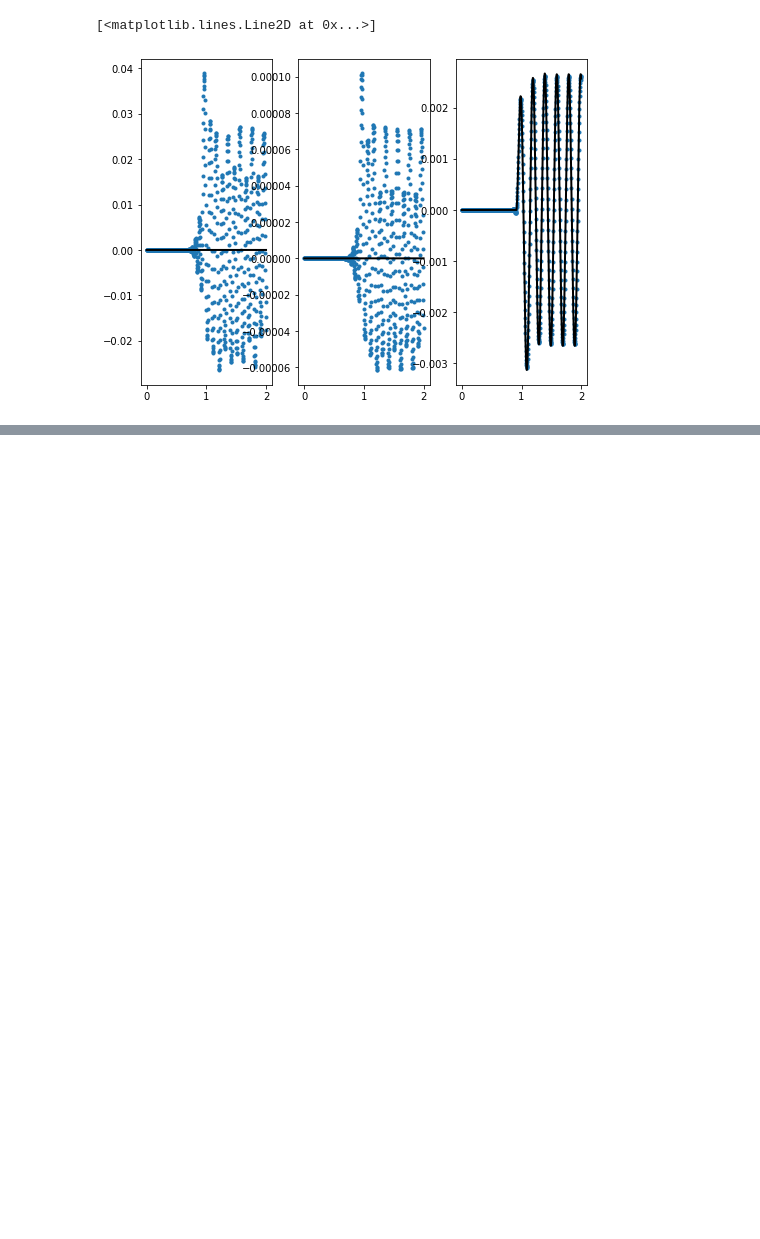
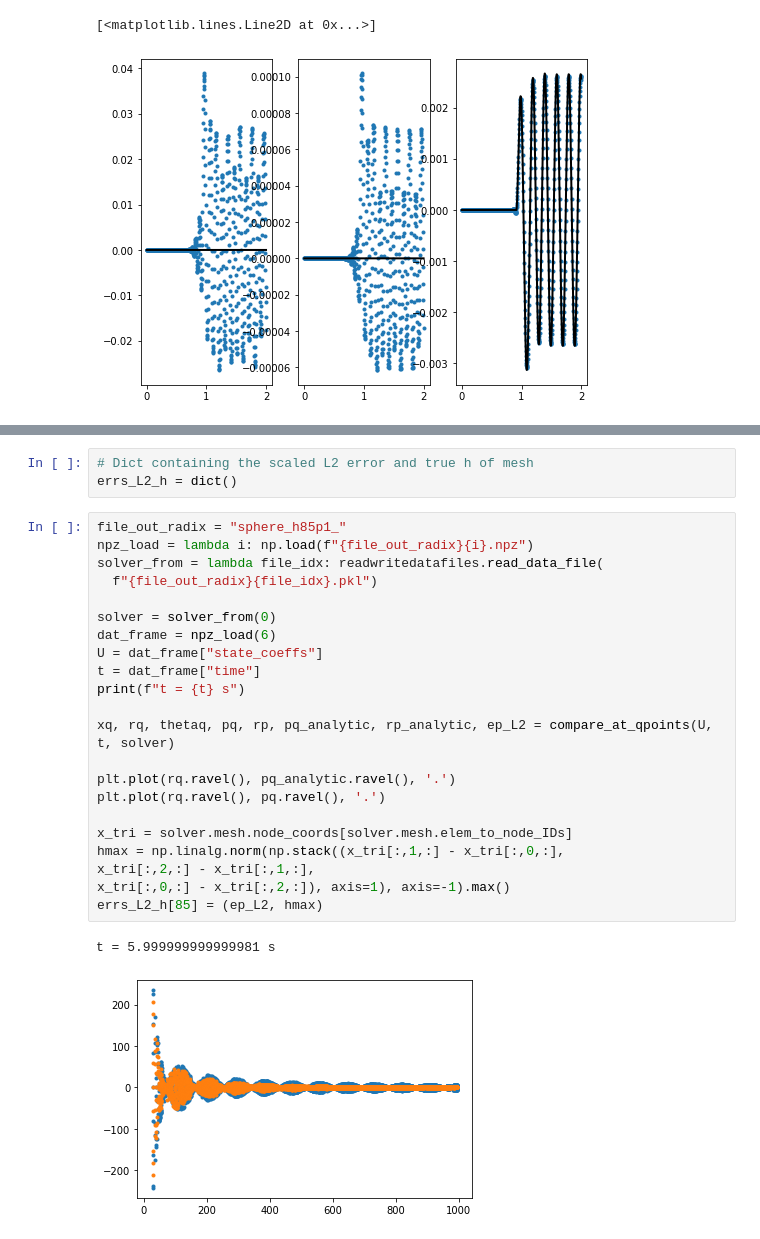
Before and after one commit to fredriclam/quail_volcano, a Jupyter notebook: scenarios/sphere/sphere_analysis.ipynb, the cells around one changed output, grey strips where cells are left out. Saved outputs shown, nothing was run; the diff lists cells and outputs as text; blank space fills up the shorter version.

Commit message:
Add sphere analysis, new meshes

```diff
--- a/scenarios/sphere/sphere_analysis.ipynb
+++ b/scenarios/sphere/sphere_analysis.ipynb
@@ -642,0 +659,28 @@ ax[2].plot(vec_t_high_sample, u_theta_analytical, 'k', linewidth=2)
+# %%
+# Dict containing the scaled L2 error and true h of mesh
+errs_L2_h = dict()
+# %%
+file_out_radix = "sphere_h85p1_"
+npz_load = lambda i: np.load(f"{file_out_radix}{i}.npz")
+solver_from = lambda file_idx: readwritedatafiles.read_data_file(
+  f"{file_out_radix}{file_idx}.pkl")
+
+solver = solver_from(0)
+dat_frame = npz_load(6)
+U = dat_frame["state_coeffs"]
+t = dat_frame["time"]
+print(f"t = {t} s")
+
+xq, rq, thetaq, pq, rp, pq_analytic, rp_analytic, ep_L2 = compare_at_qpoints(U, t, solver)
+
+plt.plot(rq.ravel(), pq_analytic.ravel(), '.')
+plt.plot(rq.ravel(), pq.ravel(), '.')
+
+x_tri = solver.mesh.node_coords[solver.mesh.elem_to_node_IDs]
+hmax = np.linalg.norm(np.stack((x_tri[:,1,:] - x_tri[:,0,:],
+x_tri[:,2,:] - x_tri[:,1,:],
+x_tri[:,0,:] - x_tri[:,2,:]), axis=1), axis=-1).max()
+errs_L2_h[85] = (ep_L2, hmax)
+# %% [output]
+t = 5.999999999999981 s
+[figure, added]
```
Also changed, not shown: parts of 21 cells of this notebook, 19 other files.
